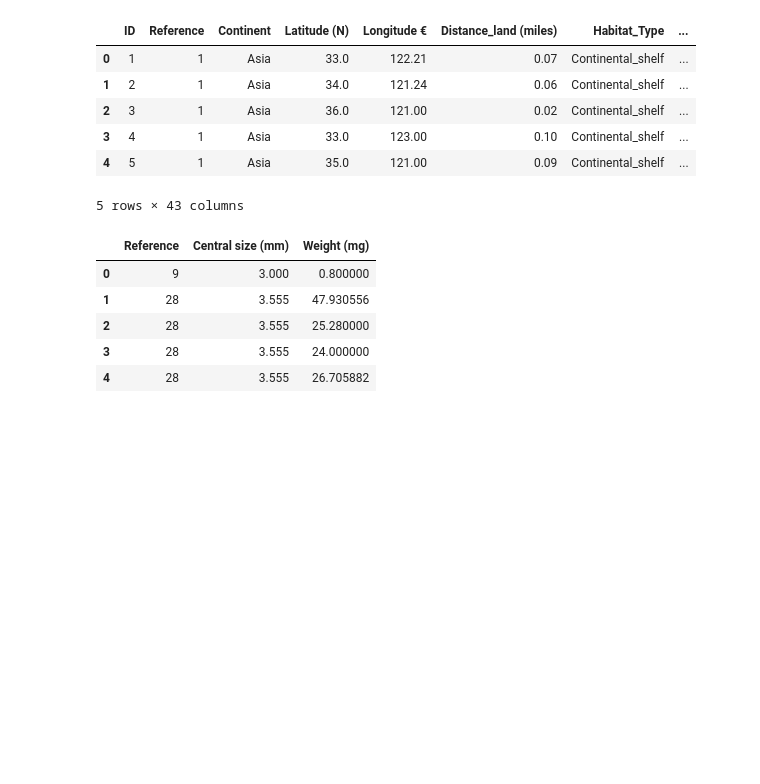
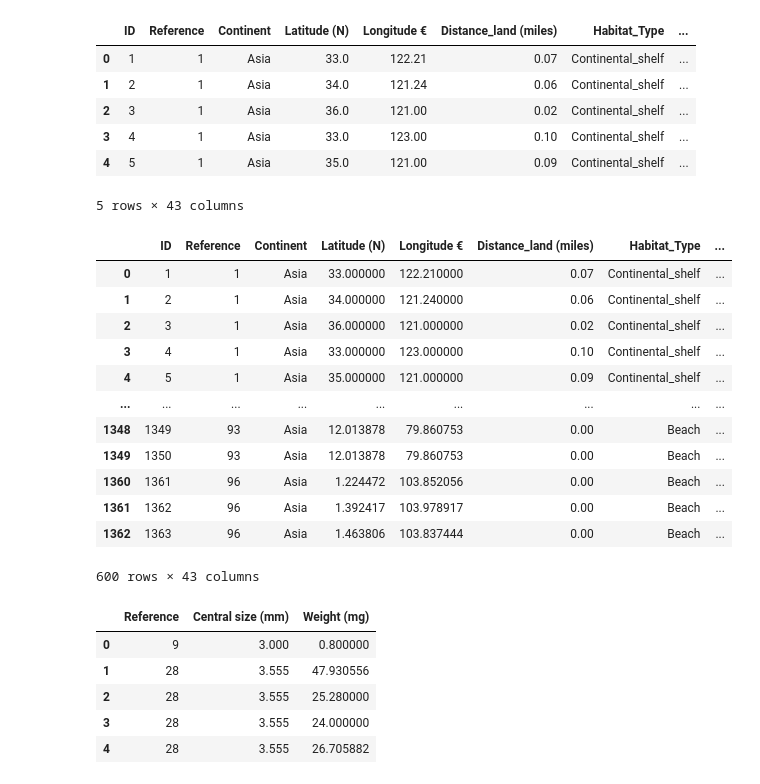
Before and after one commit to AlexPei-YuTsai/BerkeleyDataBootcampProjectTHREE, a Jupyter notebook: Saturday.ipynb, the cells around one changed output. Saved outputs shown, nothing was run; the diff lists cells and outputs as text; code cells hidden in the pictures; blank space fills up the shorter version.

```diff
--- a/Saturday.ipynb
+++ b/Saturday.ipynb
@@ -15,6 +24,22 @@ Plastic_df.head()
 | 3 | 4 | 1 | Asia | 33.0 | 123.00 | 0.10 | Continental_shelf | ... |
 | 4 | 5 | 1 | Asia | 35.0 | 121.00 | 0.09 | Continental_shelf | ... |
 5 rows × 43 columns
+# %%
+Plastic_df[(Plastic_df["Continent"]=="Asia")]
+# %% [output]
+|  | ID | Reference | Continent | Latitude (N) | Longitude € | Distance_land (miles) | Habitat_Type | ... |
+| 0 | 1 | 1 | Asia | 33.000000 | 122.210000 | 0.07 | Continental_shelf | ... |
+| 1 | 2 | 1 | Asia | 34.000000 | 121.240000 | 0.06 | Continental_shelf | ... |
+| 2 | 3 | 1 | Asia | 36.000000 | 121.000000 | 0.02 | Continental_shelf | ... |
+| 3 | 4 | 1 | Asia | 33.000000 | 123.000000 | 0.10 | Continental_shelf | ... |
+| 4 | 5 | 1 | Asia | 35.000000 | 121.000000 | 0.09 | Continental_shelf | ... |
+| ... | ... | ... | ... | ... | ... | ... | ... | ... |
+| 1348 | 1349 | 93 | Asia | 12.013878 | 79.860753 | 0.00 | Beach | ... |
+| 1349 | 1350 | 93 | Asia | 12.013878 | 79.860753 | 0.00 | Beach | ... |
+| 1360 | 1361 | 96 | Asia | 1.224472 | 103.852056 | 0.00 | Beach | ... |
+| 1361 | 1362 | 96 | Asia | 1.392417 | 103.978917 | 0.00 | Beach | ... |
+| 1362 | 1363 | 96 | Asia | 1.463806 | 103.837444 | 0.00 | Beach | ... |
+600 rows × 43 columns
 # %%
 References_df = pd.read_excel("dataset/Plastic Data.xlsx", sheet_name = 3)
 References_df.head()
```
Also changed, not shown: parts of 7 cells of this notebook, 8 other files.
